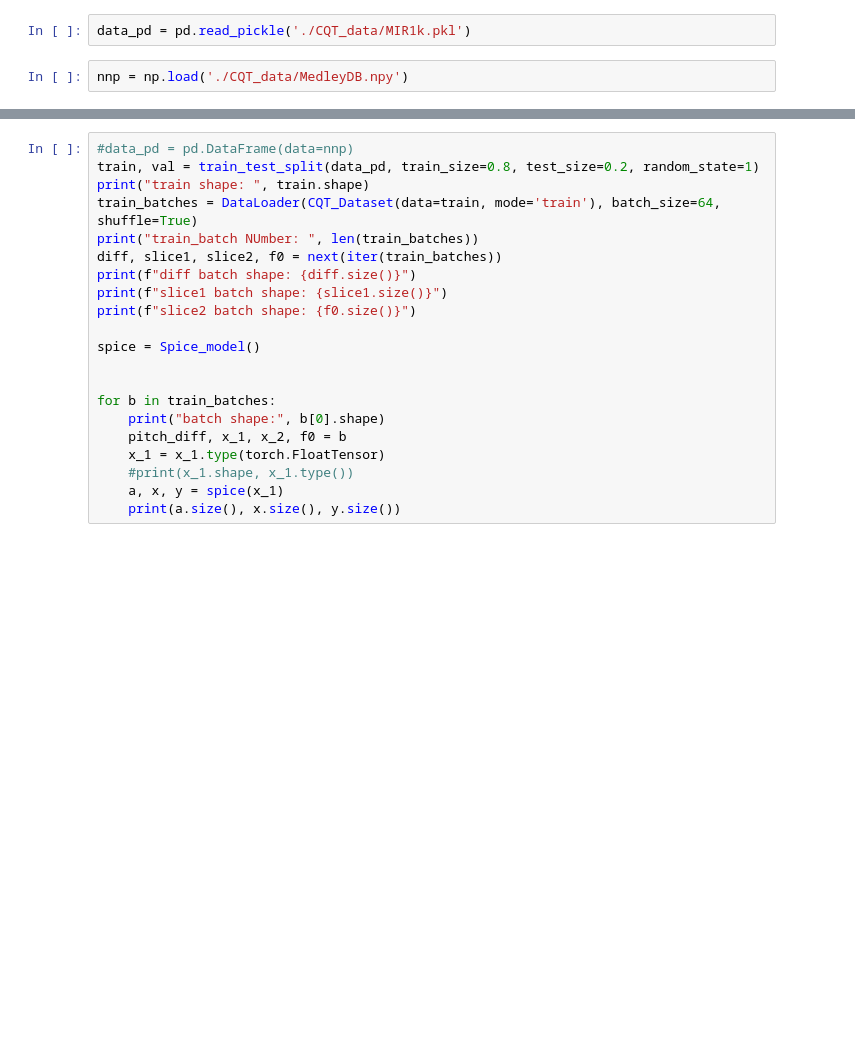
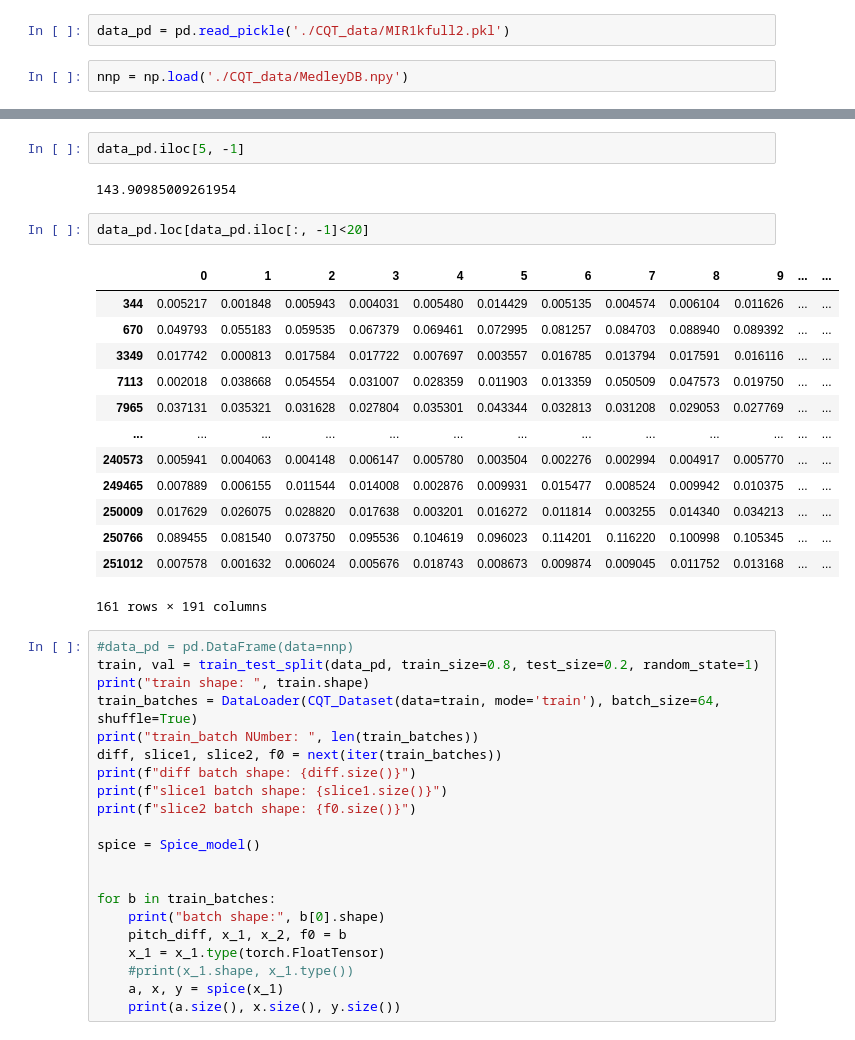
Before and after one commit to jeet-ss/Mini_SPICE, a Jupyter notebook: testing.ipynb, the cells around one changed output, grey strips where cells are left out. Saved outputs shown, nothing was run; the diff lists cells and outputs as text; blank space fills up the shorter version.

```diff
--- a/testing.ipynb
+++ b/testing.ipynb
@@ -292,4 +296,4 @@ np.log2(dive)
 # %%
-data_pd = pd.read_pickle('./CQT_data/MIR1k.pkl')
+data_pd = pd.read_pickle('./CQT_data/MIR1kfull2.pkl')
 # %%
 nnp = np.load('./CQT_data/MedleyDB.npy')
@@ -300,3 +326,23 @@ data_pd.shape
+# %%
+data_pd.iloc[5, -1]
+# %% [output]
+143.90985009261954
+# %%
+data_pd.loc[data_pd.iloc[:, -1]<20]
+# %% [output]
+|  | 0 | 1 | 2 | 3 | 4 | 5 | 6 | 7 | 8 | 9 | ... | ... |
+| 344 | 0.005217 | 0.001848 | 0.005943 | 0.004031 | 0.005480 | 0.014429 | 0.005135 | 0.004574 | 0.006104 | 0.011626 | ... | ... |
+| 670 | 0.049793 | 0.055183 | 0.059535 | 0.067379 | 0.069461 | 0.072995 | 0.081257 | 0.084703 | 0.088940 | 0.089392 | ... | ... |
+| 3349 | 0.017742 | 0.000813 | 0.017584 | 0.017722 | 0.007697 | 0.003557 | 0.016785 | 0.013794 | 0.017591 | 0.016116 | ... | ... |
+| 7113 | 0.002018 | 0.038668 | 0.054554 | 0.031007 | 0.028359 | 0.011903 | 0.013359 | 0.050509 | 0.047573 | 0.019750 | ... | ... |
+| 7965 | 0.037131 | 0.035321 | 0.031628 | 0.027804 | 0.035301 | 0.043344 | 0.032813 | 0.031208 | 0.029053 | 0.027769 | ... | ... |
+| ... | ... | ... | ... | ... | ... | ... | ... | ... | ... | ... | ... | ... |
+| 240573 | 0.005941 | 0.004063 | 0.004148 | 0.006147 | 0.005780 | 0.003504 | 0.002276 | 0.002994 | 0.004917 | 0.005770 | ... | ... |
+| 249465 | 0.007889 | 0.006155 | 0.011544 | 0.014008 | 0.002876 | 0.009931 | 0.015477 | 0.008524 | 0.009942 | 0.010375 | ... | ... |
+| 250009 | 0.017629 | 0.026075 | 0.028820 | 0.017638 | 0.003201 | 0.016272 | 0.011814 | 0.003255 | 0.014340 | 0.034213 | ... | ... |
+| 250766 | 0.089455 | 0.081540 | 0.073750 | 0.095536 | 0.104619 | 0.096023 | 0.114201 | 0.116220 | 0.100998 | 0.105345 | ... | ... |
+| 251012 | 0.007578 | 0.001632 | 0.006024 | 0.005676 | 0.018743 | 0.008673 | 0.009874 | 0.009045 | 0.011752 | 0.013168 | ... | ... |
+161 rows × 191 columns
 # %%
 #data_pd = pd.DataFrame(data=nnp)
 train, val = train_test_split(data_pd, train_size=0.8, test_size=0.2, random_state=1)
```
Also changed, not shown: parts of 24 cells of this notebook, 4 other files.
